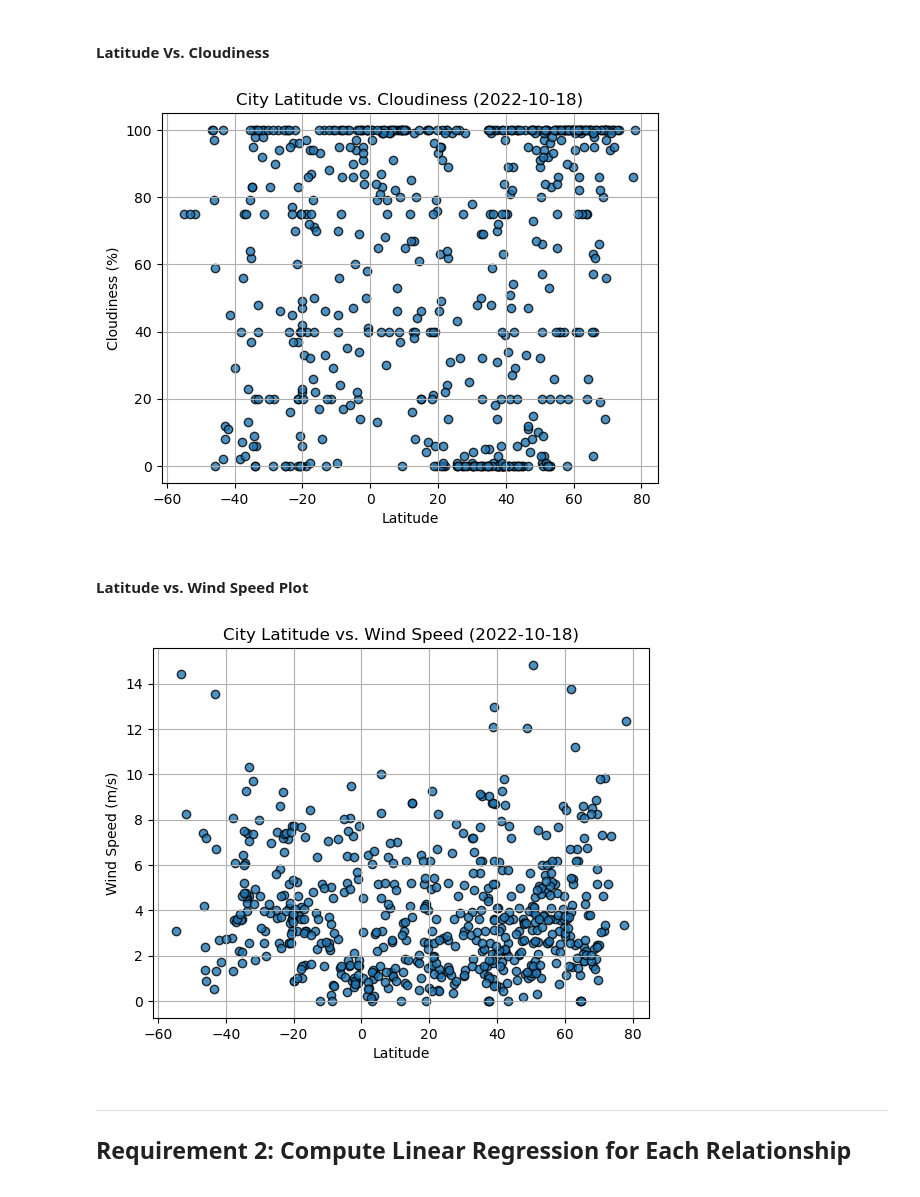
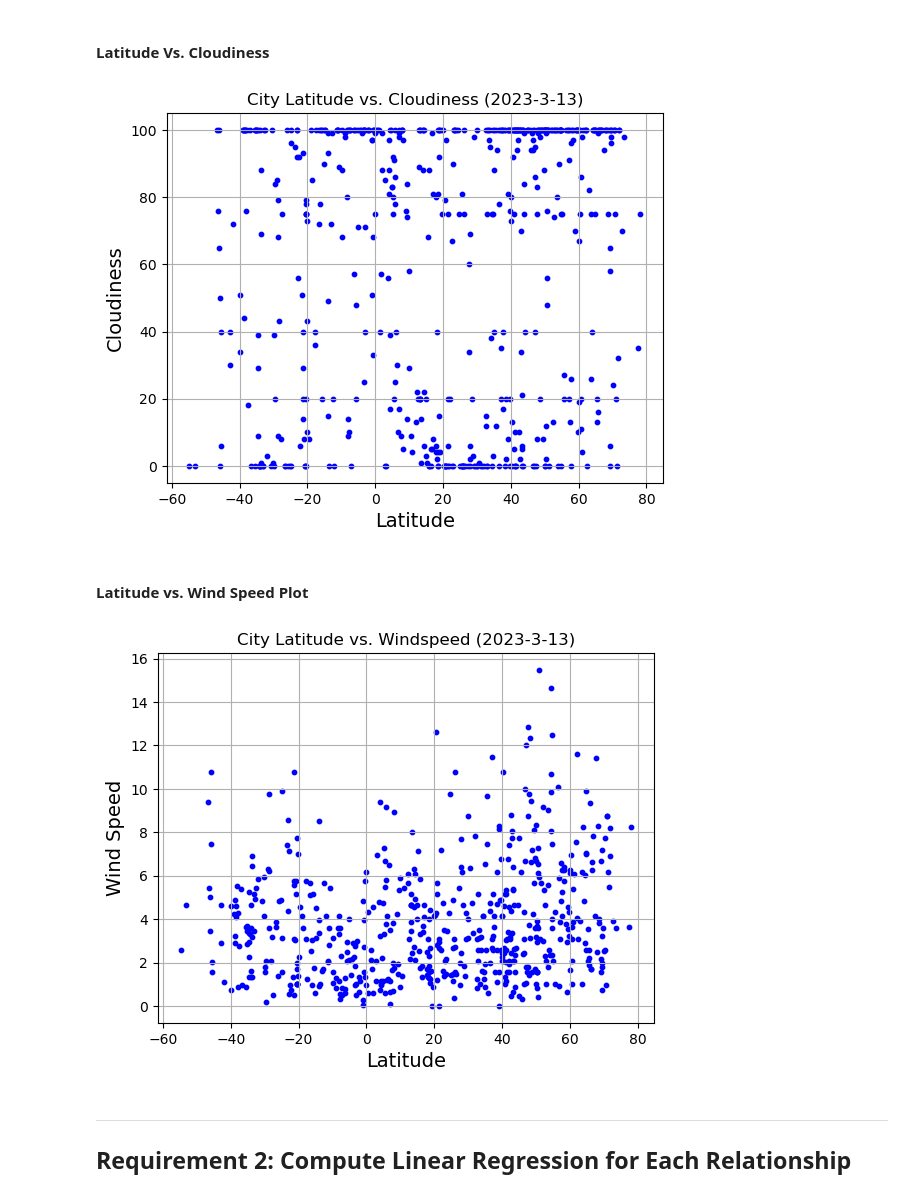
Before and after one commit to mkamwana/api-challenge-1, a Jupyter notebook: Starter_Code/starter_code/WeatherPy.ipynb, the cells around one changed output. Saved outputs shown, nothing was run; the diff lists cells and outputs as text; code cells hidden in the pictures.

```diff
--- a/Starter_Code/starter_code/WeatherPy.ipynb
+++ b/Starter_Code/starter_code/WeatherPy.ipynb
@@ -233,10 +241,14 @@ plt.show()
 #### Latitude Vs. Cloudiness
 # %%
 # Build the scatter plots for latitude vs. cloudiness
-# YOUR CODE HERE
+fig3, ax1 = plt.subplots()
+plt.scatter(city_data_df['Lat'],city_data_df['Cloudiness'], s=10, color="blue")
 
 # Incorporate the other graph properties
-# YOUR CODE HERE
+plt.title('City Latitude vs. Cloudiness (2023-3-13)')
+plt.xlabel('Latitude',fontsize =14)
+plt.ylabel('Cloudiness', fontsize =14)
+plt.grid()
 
 # Save the figure
 plt.savefig("output_data/Fig3.png")
@@ -244,23 +256,27 @@ plt.savefig("output_data/Fig3.png")
 # Show plot
 plt.show()
 # %% [output]
-[figure, old version]
+[figure, new version]
 # %% [markdown]
 #### Latitude vs. Wind Speed Plot
 # %%
 # Build the scatter plots for latitude vs. wind speed
-# YOUR CODE HERE
+fig4, ax1 = plt.subplots()
+plt.scatter(city_data_df['Lat'],city_data_df['Wind Speed'], s=10, color="blue")
 
 # Incorporate the other graph properties
-# YOUR CODE HERE
+plt.title('City Latitude vs. Windspeed (2023-3-13)')
+plt.xlabel('Latitude',fontsize =14)
+plt.ylabel('Wind Speed', fontsize =14)
+plt.grid()
 
 # Save the figure
 plt.savefig("output_data/Fig4.png")
 
 # Show plot
 plt.show()
 # %% [output]
-[figure, old version]
+[figure, new version]
 # %% [markdown]
 ---
 
```
Also changed, not shown: parts of 31 cells of this notebook, 4 other files.
